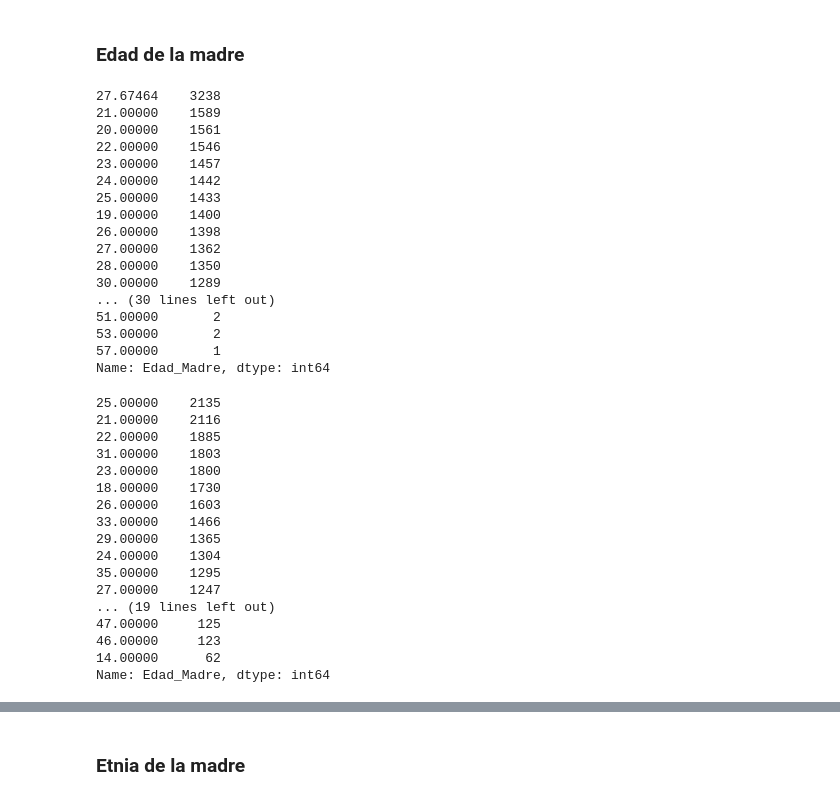
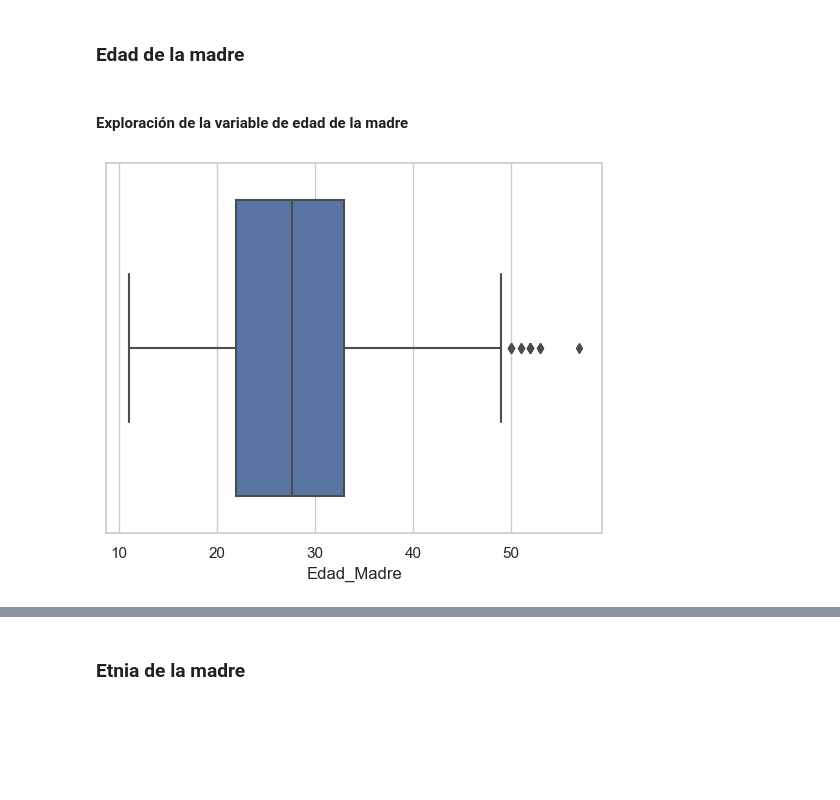
Before and after one commit to stefanoaragoni/mineria_proyecto, a Jupyter notebook: svm.ipynb, the cells around one changed output, grey strips where cells are left out. Saved outputs shown, nothing was run; the diff lists cells and outputs as text; code cells hidden in the pictures; blank space fills up the shorter version.

```diff
--- a/svm.ipynb
+++ b/svm.ipynb
@@ -548,45 +525,15 @@ Cambio:  17.643167643167644 %
 # %% [markdown]
 ### Edad de la madre
+# %% [markdown]
+#### Exploración de la variable de edad de la madre
 # %%
 df0 = df[df['Causa_Defunción'] == 0]
 df1 = df[df['Causa_Defunción'] == 1]
-# %%
-df0['Edad_Madre'].value_counts()
-# %% [output]
-27.67464    3238
-21.00000    1589
-20.00000    1561
-22.00000    1546
-23.00000    1457
-24.00000    1442
-25.00000    1433
-19.00000    1400
-26.00000    1398
-27.00000    1362
-28.00000    1350
-30.00000    1289
-... (30 lines left out)
-51.00000       2
-53.00000       2
-57.00000       1
-Name: Edad_Madre, dtype: int64
-# %%
-df1['Edad_Madre'].value_counts()
-# %% [output]
-25.00000    2135
-21.00000    2116
-22.00000    1885
-31.00000    1803
-23.00000    1800
-18.00000    1730
-26.00000    1603
-33.00000    1466
-29.00000    1365
-24.00000    1304
-35.00000    1295
-27.00000    1247
-... (19 lines left out)
-47.00000     125
-46.00000     123
-14.00000      62
-Name: Edad_Madre, dtype: int64
+# %%
+df0['Edad_Madre'].value_counts()
+# diagrama de tendencia central
+import seaborn as sns
+sns.set(style="whitegrid")
+ax = sns.boxplot(x=df0["Edad_Madre"])
+# %% [output]
+[figure, added]
```
Also changed, not shown: parts of 16 cells of this notebook.
